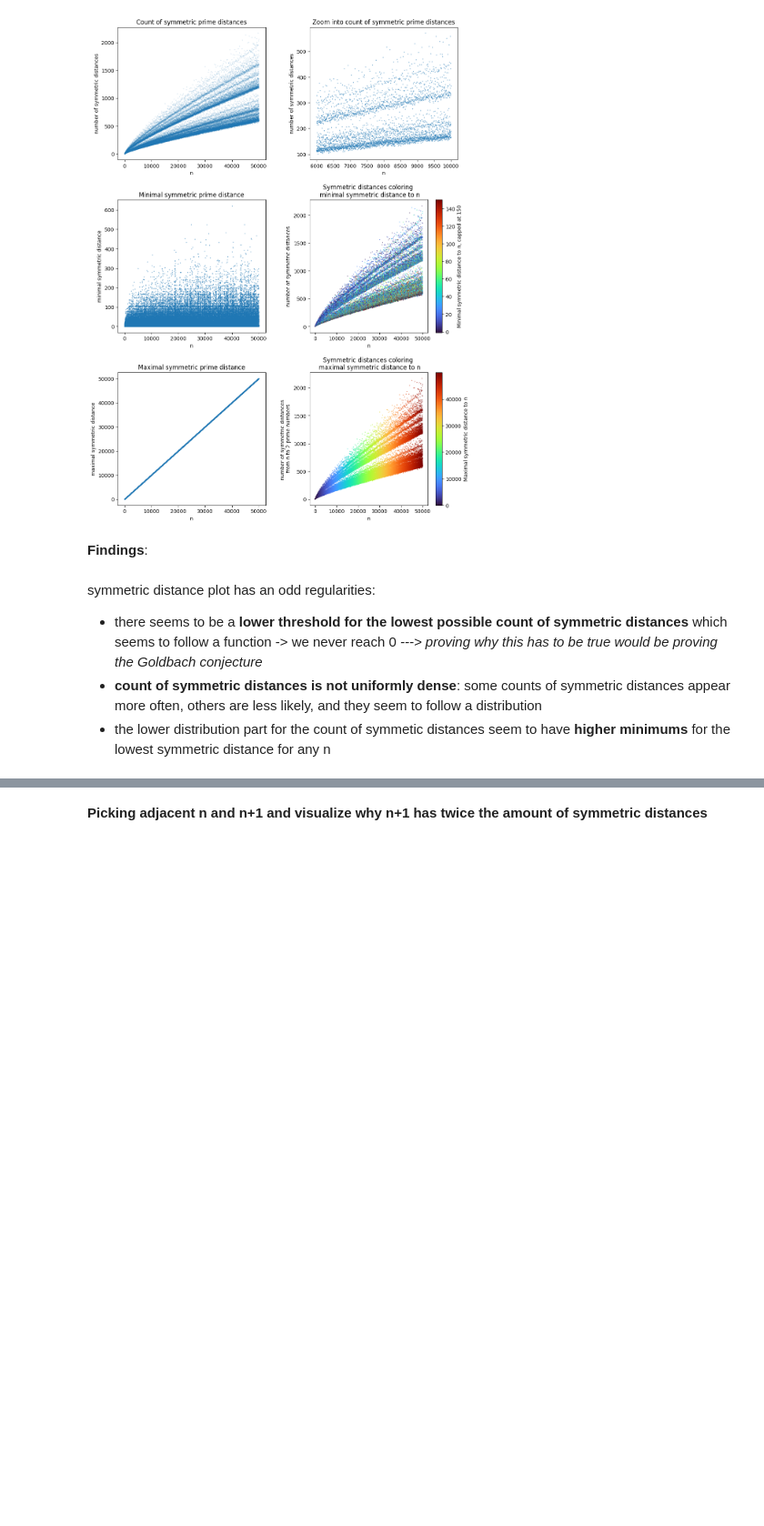
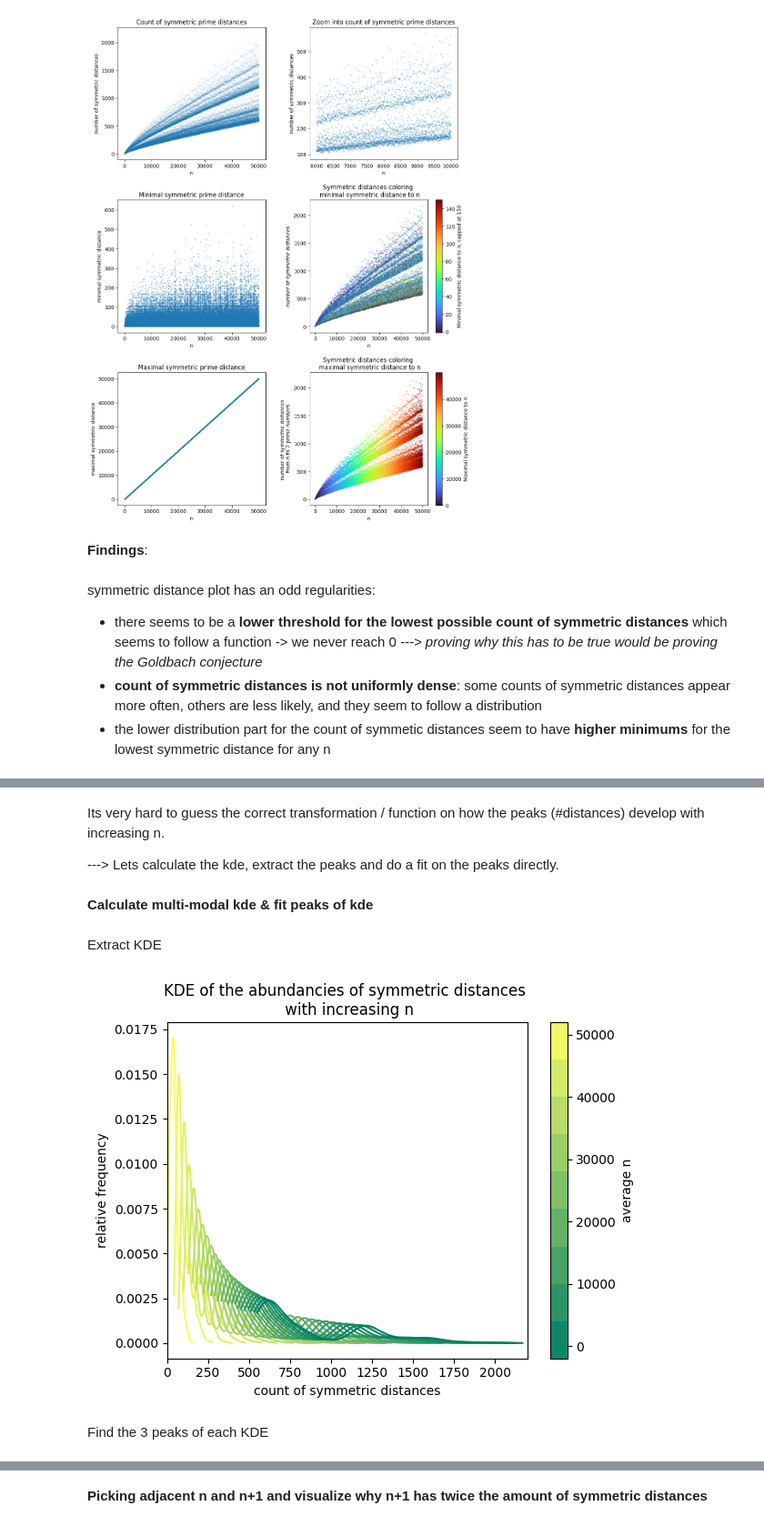
Before and after one commit to heinze-lea/goldbach_conjecture, a Jupyter notebook: goldbach_conjecture/prime_investigation/symmetric_prime_number_distances.ipynb, the cells around one changed output, grey strips where cells are left out. Shown at 91% size. Drawn from its saved outputs; the diff is of its cells as text; code cells hidden in the pictures; blank space fills up the shorter version.

Commit message:
prime investigation on symmetric distances

```diff
--- a/goldbach_conjecture/prime_investigation/symmetric_prime_number_distances.ipynb
+++ b/goldbach_conjecture/prime_investigation/symmetric_prime_number_distances.ipynb
@@ -19,6 +21,7 @@ from goldbach_conjecture.utils.prime_functions import (
 )
 # %%
 compute_primes = False
+compute_distances = True
 plot_distances = False
 saving_figs = False
 lim = 500000
@@ -30,7 +33,7 @@ prime_artifacts = {}
 
 if compute_primes:
     primes = sieve_of_erathosthenes(lim, '../../artifacts/primes/prime_100000.npy')
-    np.save(f'artifacts/primes/prime_{str(lim)}.npy', primes)
+    np.save(f'../../artifacts/primes/prime_{str(lim)}.npy', primes)
 
 else:
     primes = np.load(f'../../artifacts/primes/prime_{str(lim)}.npy')
@@ -170,0 +181,47 @@ plot_bimodality(log_count_distances, 5, 'GnBu', '#distances / log(n)', (0, 150))
+# %% [markdown]
+Its very hard to guess the correct transformation / function on how the peaks (#distances) develop with increasing n.
+
+---> Lets calculate the kde, extract the peaks and do a fit on the peaks directly.
+# %% [markdown]
+**Calculate multi-modal kde & fit peaks of kde**
+# %% [markdown]
+Extract KDE
+# %%
+steps = 2000 # segment width
+n_segments = int(len(count_distances)/steps)
+kdes = []
+
+for i in range(n_segments):
+    n_min = i*steps
+    n_max = (i+1)*steps if i<(n_segments-1) else len(count_distances)-1
+    hist_values = count_distances[n_min:n_max]
+    kde_grid = np.arange(min(hist_values), max(hist_values))
+    kdes.append(
+        {'kde_grid': kde_grid,
+         'kde_values': gaussian_kde(hist_values).evaluate(kde_grid),
+         'segment': (n_min, n_max)
+        }
+    )
+# %%
+# color
+cmap = colormaps['summer']
+colors = cmap(np.linspace(0, 1, 100)[::-1])
+color_steps = int(len(colors)/len(kdes))
+mean_n = []
+
+fig, ax = plt.subplots(1,1)
+for i, k in enumerate(kdes):
+    #print(k)
+    plt.plot(k['kde_grid'], k['kde_values'], color=colors[(i+1)*color_steps-1])
+    mean_n.append((k['segment'][1] + k['segment'][0])/2)
+
+plt.xlim(0,2200)
+plt.ylabel('relative frequency')
+plt.xlabel('count of symmetric distances')
+plt.colorbar(plt.cm.ScalarMappable(cmap=cmap), ax=ax, values=mean_n[::3], label='average n')
+plt.title('KDE of the abundancies of symmetric distances \n with increasing n')
+plt.show()
+# %% [output]
+[figure, added]
+# %% [markdown]
+Find the 3 peaks of each KDE
```
Also changed, not shown: parts of 17 cells of this notebook.
